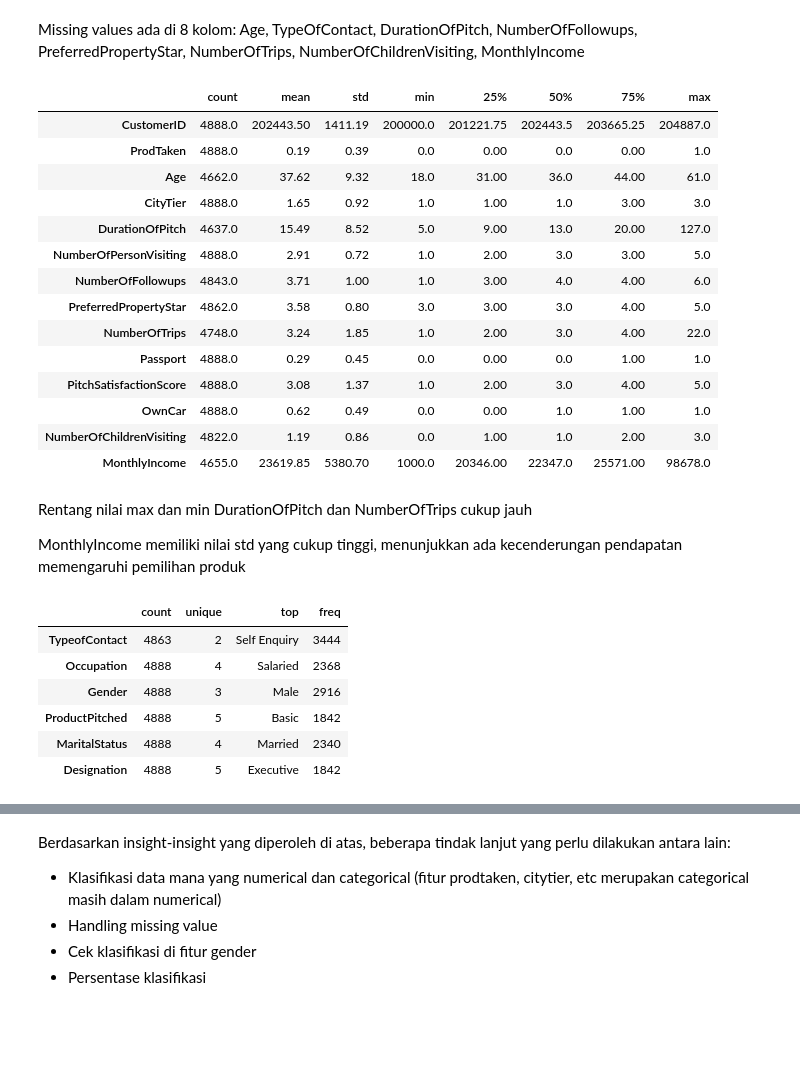
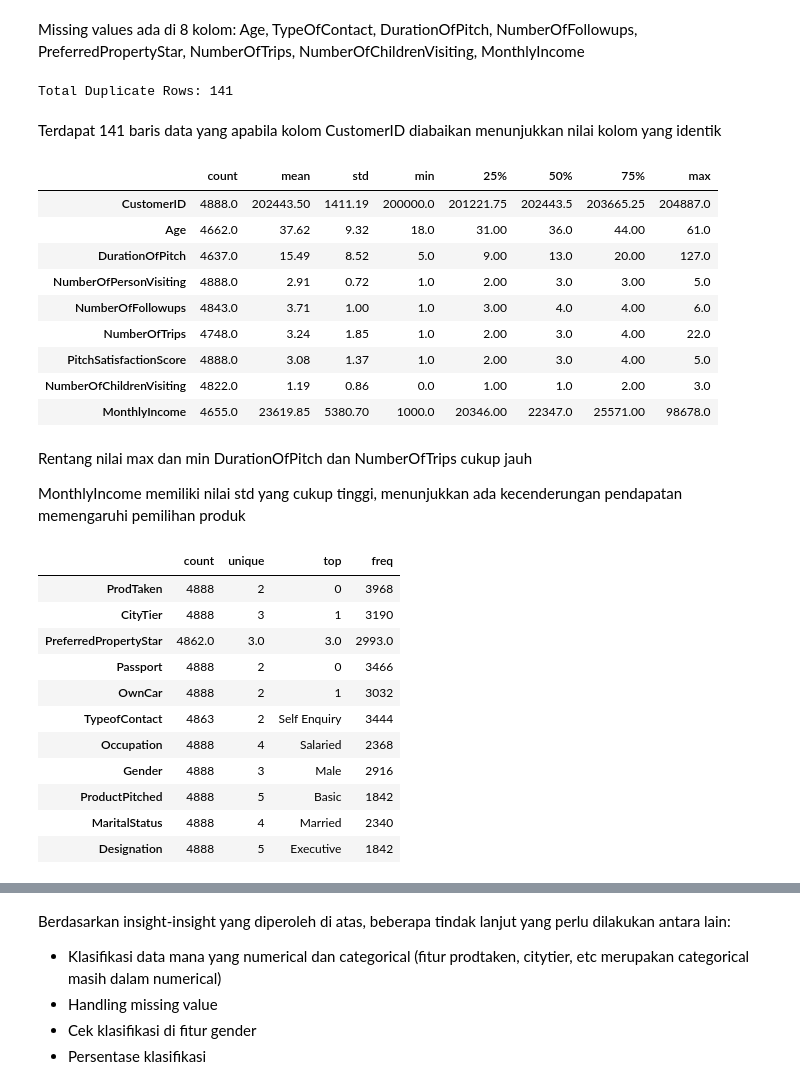
Before and after one commit to andreadeputra/Rakamin_Final_Project, a Jupyter notebook: Infinity.ipynb, the cells around one changed output, grey strips where cells are left out. Drawn from its saved outputs; the diff is of its cells as text; code cells hidden in the pictures; blank space fills up the shorter version.

```diff
--- a/Infinity.ipynb
+++ b/Infinity.ipynb
@@ -78,3 +74,14 @@ nums = df.select_dtypes(exclude='object').columns
+# %%
+# Separate columns based on data type
+cats = ['ProdTaken', 'CityTier', 'PreferredPropertyStar', 'Passport',
+        'OwnCar', 'TypeofContact', 'Occupation', 'Gender', 'ProductPitched',
+        'MaritalStatus', 'Designation']
+nums = ['CustomerID', 'Age', 'DurationOfPitch',
+       'NumberOfPersonVisiting', 'NumberOfFollowups',
+       'NumberOfTrips', 'PitchSatisfactionScore',
+       'NumberOfChildrenVisiting', 'MonthlyIncome']
+# %%
+df[cats] = df[cats].astype('object')
 # %%
 # Check for missing values
 df.isnull().sum().sort_values(ascending = False)
@@ -98,23 +105,26 @@ ProductPitched                0
 dtype: int64
 # %% [markdown]
 Missing values ada di 8 kolom: Age, TypeOfContact, DurationOfPitch, NumberOfFollowups, PreferredPropertyStar, NumberOfTrips, NumberOfChildrenVisiting, MonthlyIncome
+# %%
+# Check for duplicated rows ignoring CustomerID column
+dupes = df.drop('CustomerID', axis=1).duplicated()
+print(f'Total Duplicate Rows: {dupes.sum()}')
+# %% [output]
+Total Duplicate Rows: 141
+# %% [markdown]
+Terdapat 141 baris data yang apabila kolom CustomerID diabaikan menunjukkan nilai kolom yang identik
 # %%
 # Descriptive statistics for numerical columns
-df.describe().T
+df[nums].describe().T
 # %% [output]
 |  | count | mean | std | min | 25% | 50% | 75% | max |
 | CustomerID | 4888.0 | 202443.50 | 1411.19 | 200000.0 | 201221.75 | 202443.5 | 203665.25 | 204887.0 |
-| ProdTaken | 4888.0 | 0.19 | 0.39 | 0.0 | 0.00 | 0.0 | 0.00 | 1.0 |
 | Age | 4662.0 | 37.62 | 9.32 | 18.0 | 31.00 | 36.0 | 44.00 | 61.0 |
-| CityTier | 4888.0 | 1.65 | 0.92 | 1.0 | 1.00 | 1.0 | 3.00 | 3.0 |
 | DurationOfPitch | 4637.0 | 15.49 | 8.52 | 5.0 | 9.00 | 13.0 | 20.00 | 127.0 |
 | NumberOfPersonVisiting | 4888.0 | 2.91 | 0.72 | 1.0 | 2.00 | 3.0 | 3.00 | 5.0 |
 | NumberOfFollowups | 4843.0 | 3.71 | 1.00 | 1.0 | 3.00 | 4.0 | 4.00 | 6.0 |
-| PreferredPropertyStar | 4862.0 | 3.58 | 0.80 | 3.0 | 3.00 | 3.0 | 4.00 | 5.0 |
 | NumberOfTrips | 4748.0 | 3.24 | 1.85 | 1.0 | 2.00 | 3.0 | 4.00 | 22.0 |
-| Passport | 4888.0 | 0.29 | 0.45 | 0.0 | 0.00 | 0.0 | 1.00 | 1.0 |
 | PitchSatisfactionScore | 4888.0 | 3.08 | 1.37 | 1.0 | 2.00 | 3.0 | 4.00 | 5.0 |
-| OwnCar | 4888.0 | 0.62 | 0.49 | 0.0 | 0.00 | 1.0 | 1.00 | 1.0 |
 | NumberOfChildrenVisiting | 4822.0 | 1.19 | 0.86 | 0.0 | 1.00 | 1.0 | 2.00 | 3.0 |
 | MonthlyIncome | 4655.0 | 23619.85 | 5380.70 | 1000.0 | 20346.00 | 22347.0 | 25571.00 | 98678.0 |
 # %% [markdown]
@@ -126,6 +136,11 @@ MonthlyIncome memiliki nilai std yang cukup tinggi, menunjukkan ada kecenderunga
 df[cats].describe().T
 # %% [output]
 |  | count | unique | top | freq |
+| ProdTaken | 4888 | 2 | 0 | 3968 |
+| CityTier | 4888 | 3 | 1 | 3190 |
+| PreferredPropertyStar | 4862.0 | 3.0 | 3.0 | 2993.0 |
+| Passport | 4888 | 2 | 0 | 3466 |
+| OwnCar | 4888 | 2 | 1 | 3032 |
 | TypeofContact | 4863 | 2 | Self Enquiry | 3444 |
 | Occupation | 4888 | 4 | Salaried | 2368 |
 | Gender | 4888 | 3 | Male | 2916 |
```
Also changed, not shown: parts of 9 cells of this notebook.
